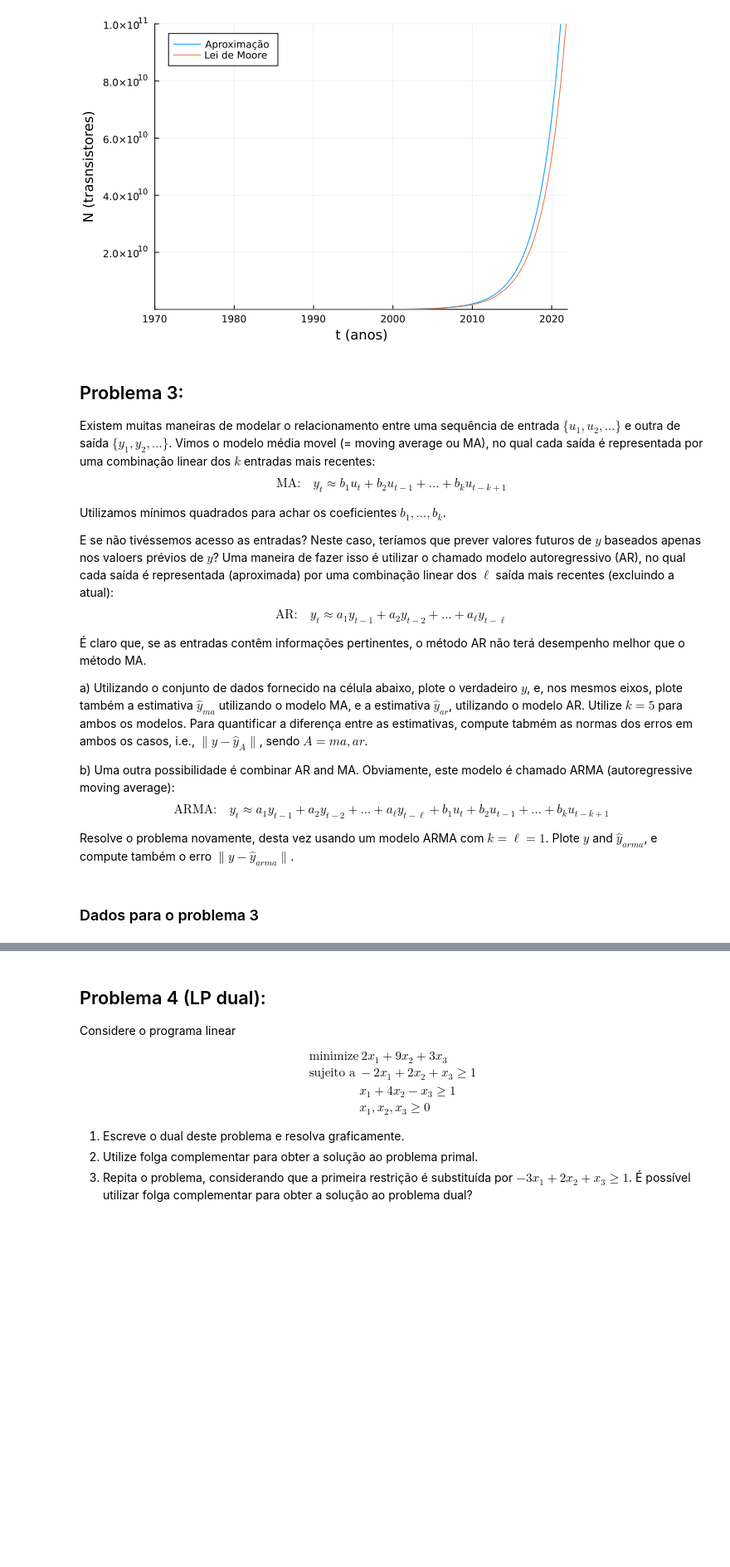
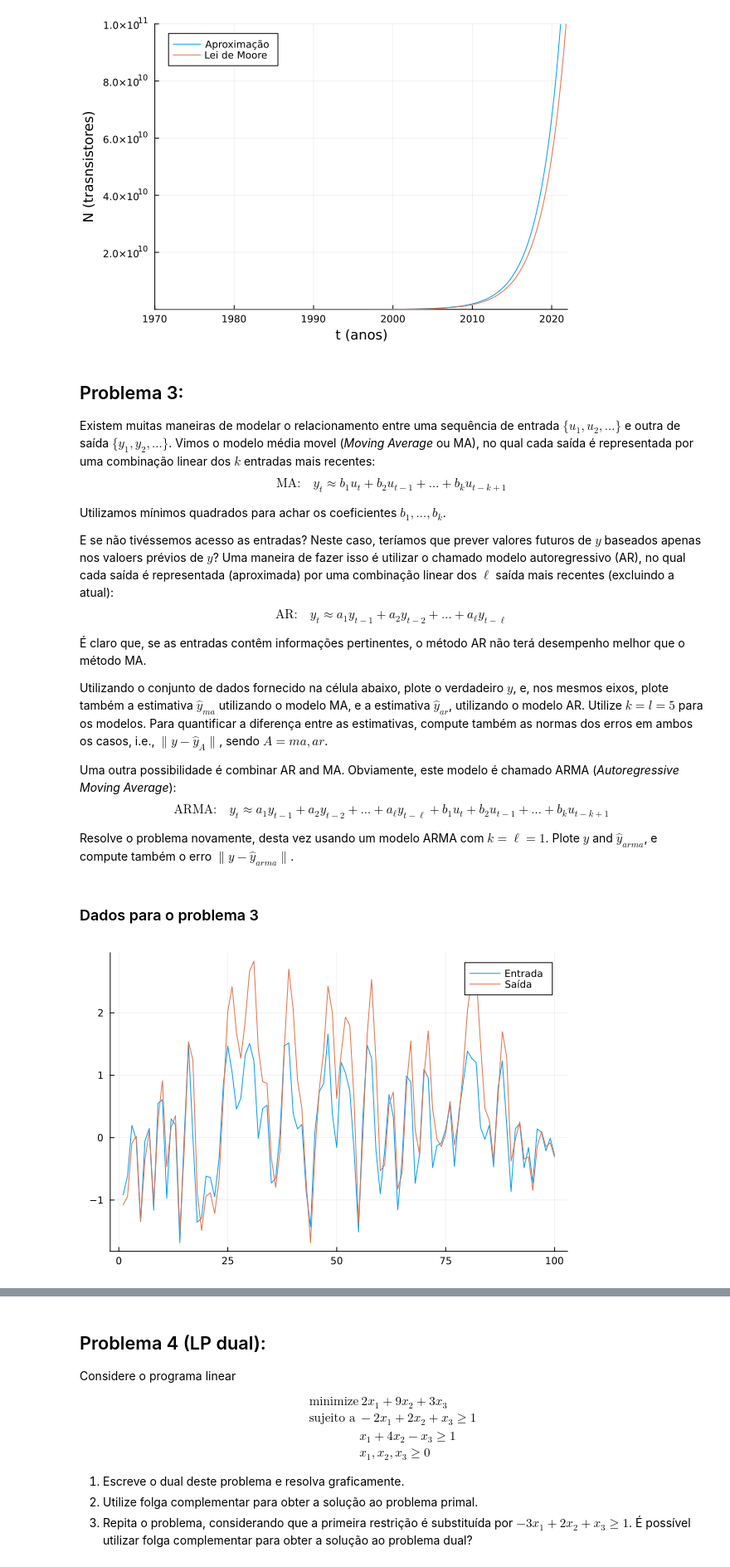
Before and after one commit to html-3/optimization-notebook-julia, a Jupyter notebook: lista2.ipynb, the cells around one changed output, grey strips where cells are left out. Shown at 83% size. Saved outputs shown, nothing was run; the diff lists cells and outputs as text; code cells hidden in the pictures; blank space fills up the shorter version.

```diff
--- a/lista2.ipynb
+++ b/lista2.ipynb
@@ -232,7 +232,7 @@ plot!(p, m10, label="Lei de Moore")
 [figure]
 # %% [markdown]
 ## Problema 3:
-Existem muitas maneiras de modelar o relacionamento entre uma sequência de entrada $\{u_1, u_2,\dots\}$ e outra de saída $\{y_1, y_2,\dots\}$. Vimos o modelo média movel (= moving average ou MA), no qual cada saída é representada por uma combinação linear dos $k$ entradas mais recentes:
+Existem muitas maneiras de modelar o relacionamento entre uma sequência de entrada $\{u_1, u_2,\dots\}$ e outra de saída $\{y_1, y_2,\dots\}$. Vimos o modelo média movel (_Moving Average_ ou MA), no qual cada saída é representada por uma combinação linear dos $k$ entradas mais recentes:
 $$ \text{MA:}\quad y_t \approx b_1u_t + b_2u_{t-1} + \dots + b_ku_{t-k+1} $$
 
 Utilizamos mínimos quadrados para achar os coeficientes $b_1,\dots, b_k$.
@@ -243,9 +243,9 @@ $$ \text{AR:}\quad y_t \approx a_1y_{t-1} + a_2y_{t-2} + \dots + a_\ell y_{t-\el
 É claro que, se as entradas contêm informações pertinentes, o método AR não terá desempenho melhor que o método MA.
 
 
-a) Utilizando o conjunto de dados fornecido na célula abaixo, plote o verdadeiro  $y$, e, nos mesmos eixos, plote também a estimativa $\hat{y}_{ma}$ utilizando o modelo MA, e a estimativa $\hat{y}_{ar}$, utilizando o modelo AR. Utilize $k = 5$ para ambos os modelos. Para quantificar a diferença entre as estimativas, compute tabmém as normas dos erros em ambos os casos, i.e., $\|y - \hat{y}_{A}\|$, sendo $A= ma, ar$.
+Utilizando o conjunto de dados fornecido na célula abaixo, plote o verdadeiro  $y$, e, nos mesmos eixos, plote também a estimativa $\hat{y}_{ma}$ utilizando o modelo MA, e a estimativa $\hat{y}_{ar}$, utilizando o modelo AR. Utilize $k = l = 5$ para os modelos. Para quantificar a diferença entre as estimativas, compute também as normas dos erros em ambos os casos, i.e., $\|y - \hat{y}_{A}\|$, sendo $A= ma, ar$.
 
-b) Uma outra possibilidade é combinar AR and MA. Obviamente, este modelo é chamado ARMA (autoregressive moving average):
+Uma outra possibilidade é combinar AR and MA. Obviamente, este modelo é chamado ARMA (_Autoregressive Moving Average_):
 $$ \text{ARMA:}\quad y_t \approx a_1y_{t-1} + a_2y_{t-2} + \dots + a_\ell y_{t-\ell} + b_1u_t + b_2u_{t-1} + \dots + b_ku_{t-k+1} $$
 
 Resolve o problema novamente, desta vez usando um modelo ARMA com $k = \ell = 1$. Plote $y$ and $\hat{y}_{arma}$, e compute também o erro $\|y - \hat{y}_{arma}\|$.
@@ -355,3 +355,14 @@ raw = [-0.9188 -1.0773
 
 u = raw[:,1];
 y = raw[:,2];
+# %%
+function new_plot()
+  plot()
+end
+
+p = new_plot()
+
+plot!(p, [1:length(u)], u, label="Entrada")
+plot!(p, [1:length(y)], y, label="Saída")
+# %% [output]
+[figure, added]
```
Also changed, not shown: parts of 4 cells of this notebook.
